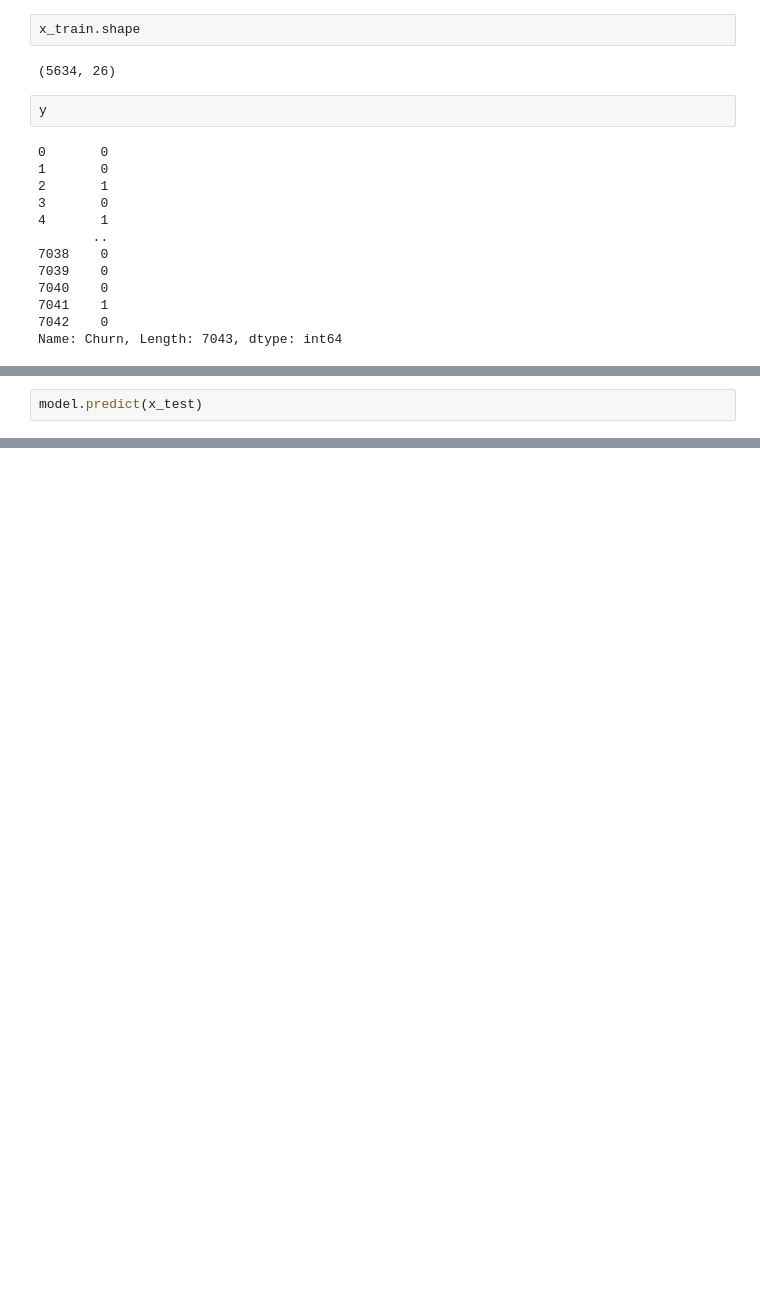
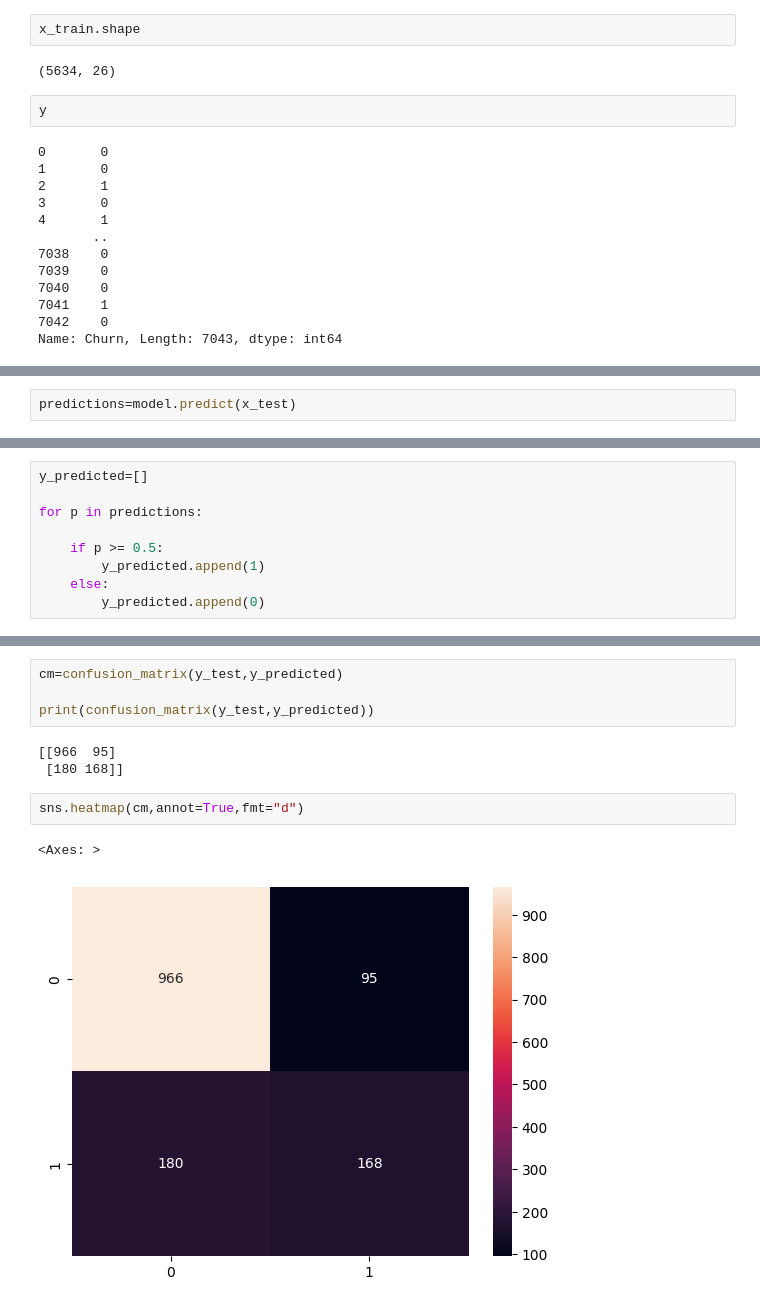
Before and after one commit to SalemElbermawy/detection, a Jupyter notebook: churn_prediction.ipynb, the cells around one changed output, grey strips where cells are left out. Drawn from its saved outputs; the diff is of its cells as text; blank space fills up the shorter version.

```diff
--- a/churn_prediction.ipynb
+++ b/churn_prediction.ipynb
@@ -341,3 +343,3 @@ model.evaluate(x_test,y_test)
 # %%
-model.predict(x_test)
+predictions=model.predict(x_test)
 # %% [output]
@@ -351,0 +347,9 @@ array([[0.47288102],
+# %%
+y_predicted=[]
+
+for p in predictions:
+
+    if p >= 0.5:
+        y_predicted.append(1)
+    else:
+        y_predicted.append(0)
@@ -351,0 +369,12 @@ array([[0.47288102],
+# %%
+cm=confusion_matrix(y_test,y_predicted)
+
+print(confusion_matrix(y_test,y_predicted))
+# %% [output]
+[[966  95]
+ [180 168]]
+# %%
+sns.heatmap(cm,annot=True,fmt="d")
+# %% [output]
+<Axes: >
+[figure, added]
```
Also changed, not shown: parts of 10 cells of this notebook, 1 other file.
